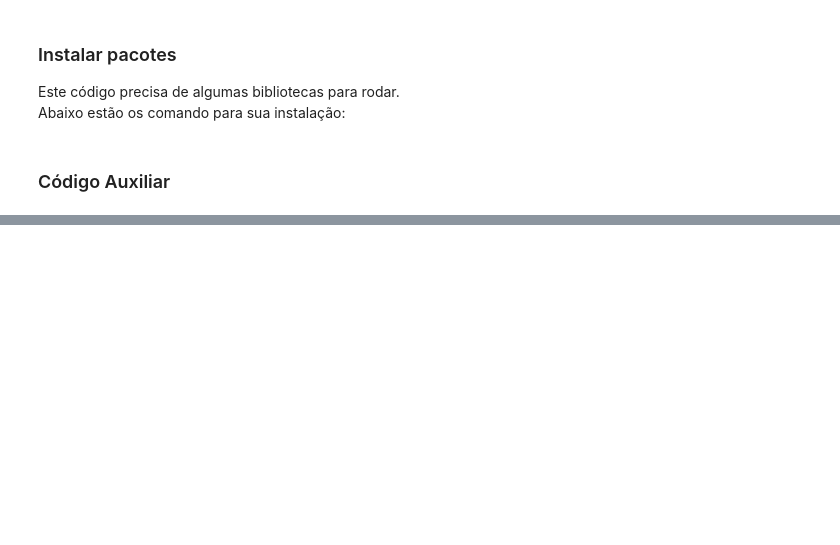
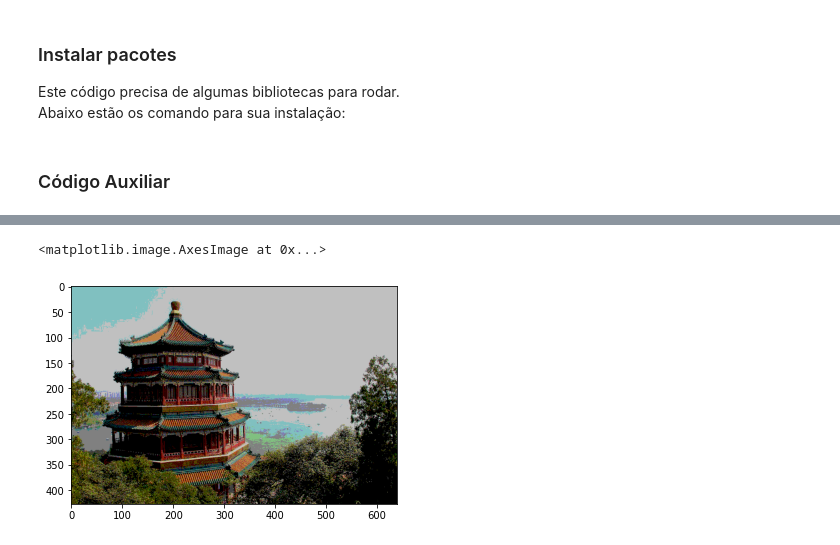
Before and after one commit to enricorobazza/quantize-images, a Jupyter notebook: main.ipynb, the cells around one changed output, grey strips where cells are left out. Saved outputs shown, nothing was run; the diff lists cells and outputs as text; code cells hidden in the pictures; blank space fills up the shorter version.

```diff
--- a/main.ipynb
+++ b/main.ipynb
@@ -46,13 +48,16 @@ class MyImgFormat:
 
         return im_rgb
 # %%
-def uniform_quant(im, n_colors):
+def uniform_quant(im, n_colors, middle = False):
     # numero de cores e espaco entre as cores (lagura do bin)
     n_vals_ch  = int(np.cbrt(n_colors))
     bin_size   = 256 // n_vals_ch
 
     # possiveis valores por canal e por pixel (combinacao dos 3 canais)
-    ch_vals    = np.uint8((np.arange(n_vals_ch)) * bin_size)
+    if middle:
+        ch_vals    = np.uint8((np.arange(n_vals_ch)) * bin_size + bin_size // 2)
+    else:
+        ch_vals    = np.uint8((np.arange(n_vals_ch)) * bin_size)
     pixel_vals = list(product(ch_vals, ch_vals, ch_vals))
 
     im_qt_rgb  = im // bin_size
@@ -76,0 +89,5 @@ img = load_sample_image("china.jpg")
+# %%
+plt.imshow(new_img)
+# %% [output]
+<matplotlib.image.AxesImage at 0x...>
+[figure, added]
```
Also changed, not shown: parts of 4 cells of this notebook.
